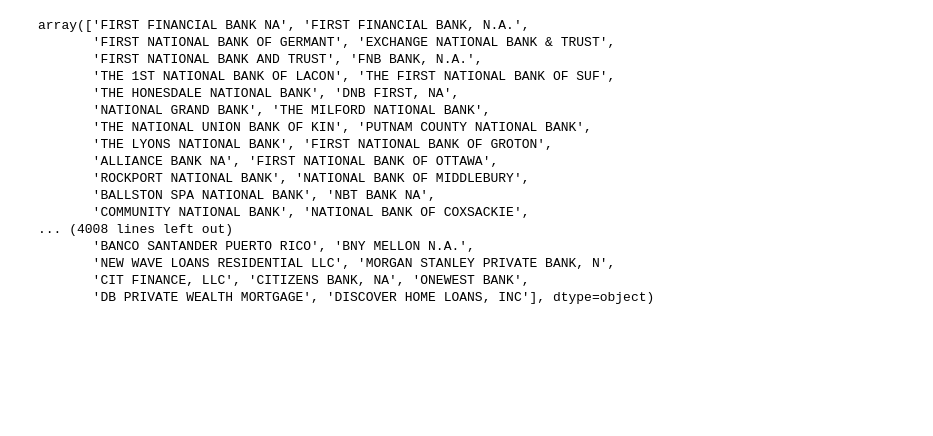
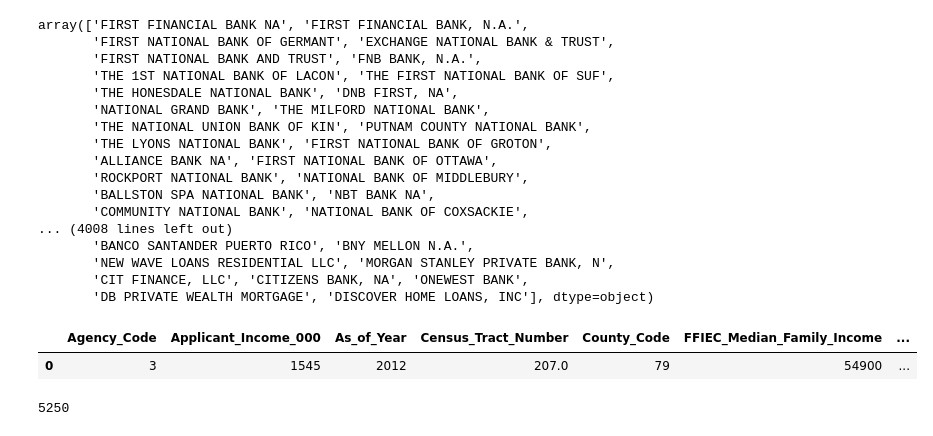
Before and after one commit to muwayne/data-science, a Jupyter notebook: code.ipynb, the cells around one changed output. Cells and saved outputs as stored; diff of their text form; code cells hidden in the pictures; blank space fills up the shorter version.

```diff
--- a/code.ipynb
+++ b/code.ipynb
@@ -110,4 +101,13 @@ array(['FIRST FINANCIAL BANK NA', 'FIRST FINANCIAL BANK, N.A.',
        'NEW WAVE LOANS RESIDENTIAL LLC', 'MORGAN STANLEY PRIVATE BANK, N',
        'CIT FINANCE, LLC', 'CITIZENS BANK, NA', 'ONEWEST BANK',
        'DB PRIVATE WEALTH MORTGAGE', 'DISCOVER HOME LOANS, INC'], dtype=object)
+# %%
+df.head(1)
+# %% [output]
+|  | Agency_Code | Applicant_Income_000 | As_of_Year | Census_Tract_Number | County_Code | FFIEC_Median_Family_Income | ... |
+| 0 | 3 | 1545 | 2012 | 207.0 | 79 | 54900 | ... |
+# %%
+len(df['Tract_to_MSA_MD_Income_Pct'].unique())
+# %% [output]
+5250
 # %%
```
Also changed, not shown: parts of 14 cells of this notebook.
